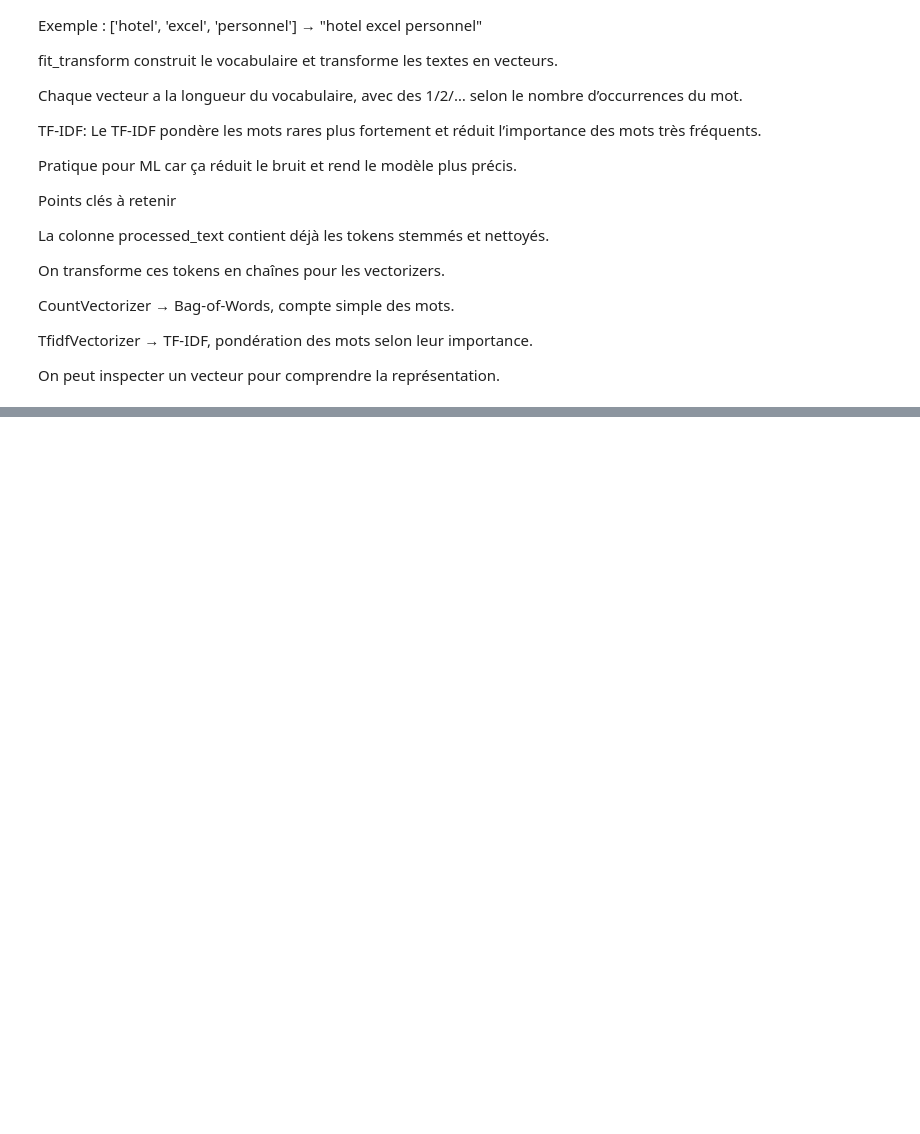
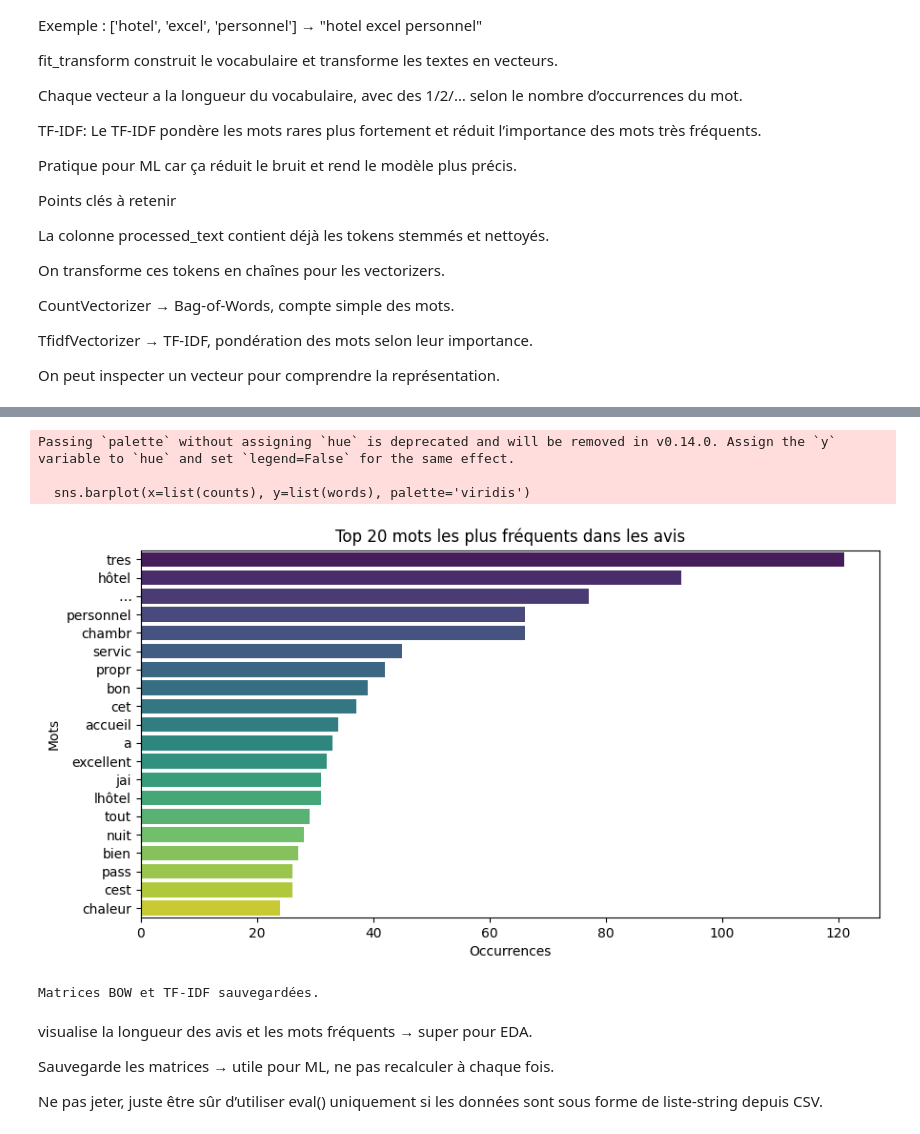
Before and after one commit to BenAmorHanine/ML--Customers_Review_Analysis, a Jupyter notebook: 03_Prime_Feature_Extraction.ipynb, the cells around one changed output, grey strips where cells are left out. Saved outputs shown, nothing was run; the diff lists cells and outputs as text; code cells hidden in the pictures; blank space fills up the shorter version.

```diff
--- a/03_Prime_Feature_Extraction.ipynb
+++ b/03_Prime_Feature_Extraction.ipynb
@@ -101,0 +153,27 @@ On peut inspecter un vecteur pour comprendre la représentation.
+# %%
+# Barplot des 20 mots les plus fréquents
+words, counts = zip(*most_common)
+plt.figure(figsize=(10,5))
+sns.barplot(x=list(counts), y=list(words), palette='viridis')
+plt.title("Top 20 mots les plus fréquents dans les avis")
+plt.xlabel("Occurrences")
+plt.ylabel("Mots")
+plt.show()
+# %% [output]
+Passing `palette` without assigning `hue` is deprecated and will be removed in v0.14.0. Assign the `y` variable to `hue` and set `legend=False` for the same effect.
+
+  sns.barplot(x=list(counts), y=list(words), palette='viridis')
+[figure, added]
+# %%
+# Sauvegarde des matrices pour ML
+scipy.sparse.save_npz('X_bow.npz', X_bow)
+scipy.sparse.save_npz('X_tfidf.npz', X_tfidf)
+print("Matrices BOW et TF-IDF sauvegardées.")
+# %% [output]
+Matrices BOW et TF-IDF sauvegardées.
+# %% [markdown]
+visualise la longueur des avis et les mots fréquents → super pour EDA.
+
+Sauvegarde les matrices → utile pour ML, ne pas recalculer à chaque fois.
+
+Ne pas jeter, juste être sûr d’utiliser eval() uniquement si les données sont sous forme de liste-string depuis CSV.
```
Also changed, not shown: parts of 6 cells of this notebook, 3 other files.
